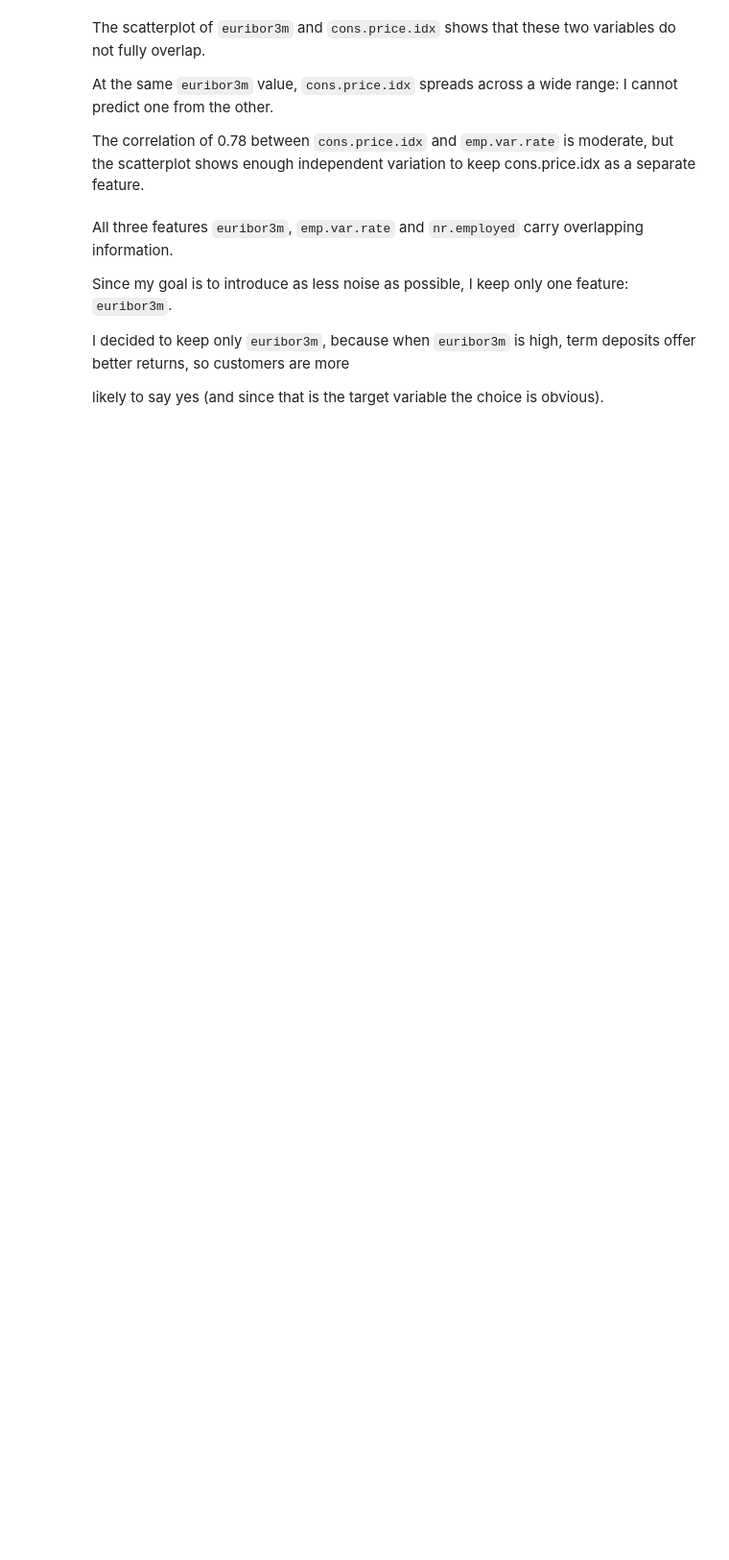
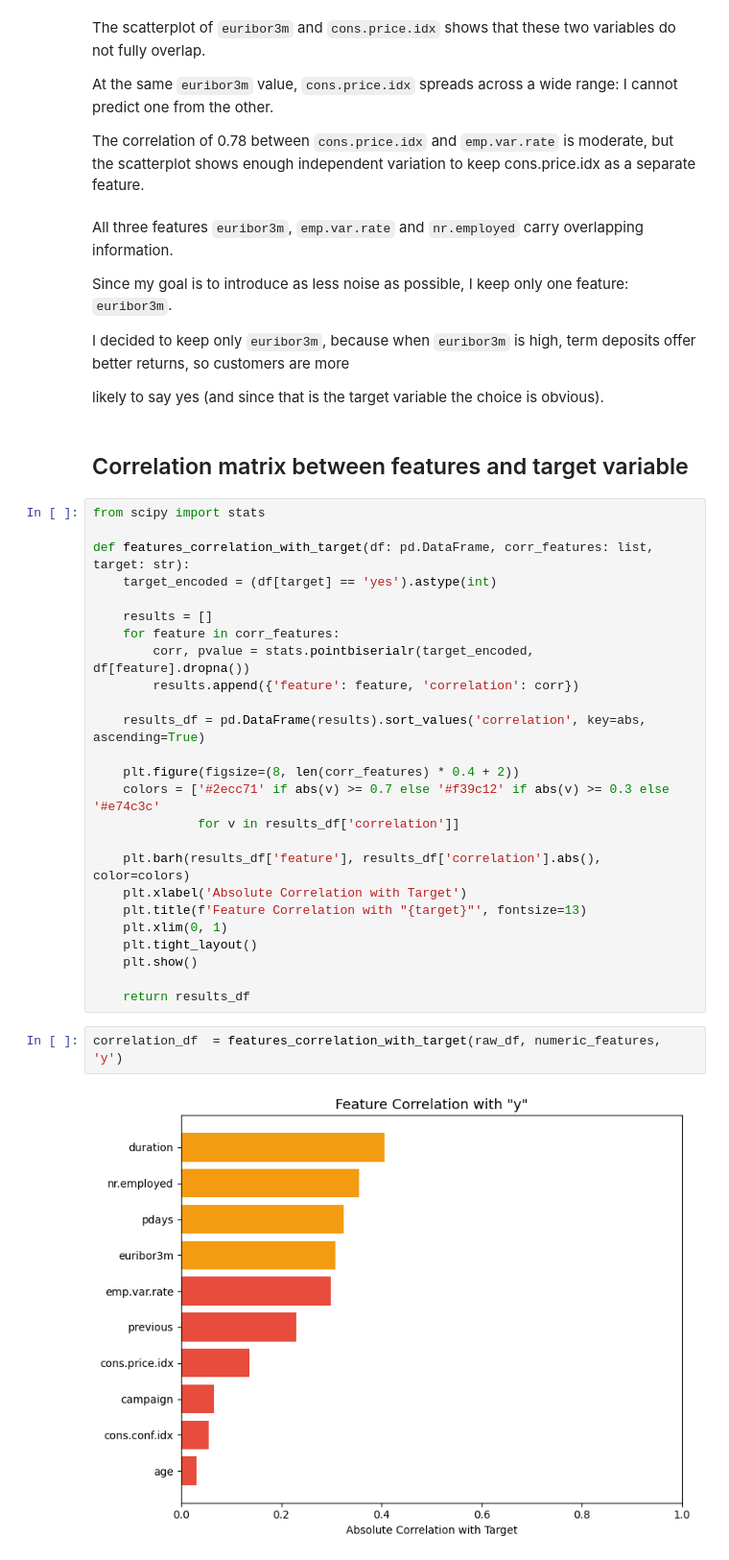
Before and after one commit to ann-yurkevych/MLmodels-, a Jupyter notebook: Portuguese client term deposit subscription/exploration.ipynb, the cells around one changed output. Shown at 96% size. Drawn from its saved outputs; the diff is of its cells as text; blank space fills up the shorter version.

```diff
--- a/Portuguese client term deposit subscription/exploration.ipynb
+++ b/Portuguese client term deposit subscription/exploration.ipynb
@@ -392,3 +402,34 @@ Since my goal is to introduce as less noise as possible, I keep only one feature
 I decided to keep only `euribor3m`, because when `euribor3m` is high, term deposits offer better returns, so customers are more
 
 likely to say yes (and since that is the target variable the choice is obvious).
+# %% [markdown]
+## Correlation matrix between features and target variable
+# %%
+from scipy import stats
+
+def features_correlation_with_target(df: pd.DataFrame, corr_features: list, target: str):
+    target_encoded = (df[target] == 'yes').astype(int)
+
+    results = []
+    for feature in corr_features:
+        corr, pvalue = stats.pointbiserialr(target_encoded, df[feature].dropna())
+        results.append({'feature': feature, 'correlation': corr})
+
+    results_df = pd.DataFrame(results).sort_values('correlation', key=abs, ascending=True)
+
+    plt.figure(figsize=(8, len(corr_features) * 0.4 + 2))
+    colors = ['#2ecc71' if abs(v) >= 0.7 else '#f39c12' if abs(v) >= 0.3 else '#e74c3c'
+              for v in results_df['correlation']]
+
+    plt.barh(results_df['feature'], results_df['correlation'].abs(), color=colors)
+    plt.xlabel('Absolute Correlation with Target')
+    plt.title(f'Feature Correlation with "{target}"', fontsize=13)
+    plt.xlim(0, 1)
+    plt.tight_layout()
+    plt.show()
+
+    return results_df
+# %%
+correlation_df  = features_correlation_with_target(raw_df, numeric_features, 'y')
+# %% [output]
+[figure, added]
```
Also changed, not shown: parts of 17 cells of this notebook, 1 other file.
